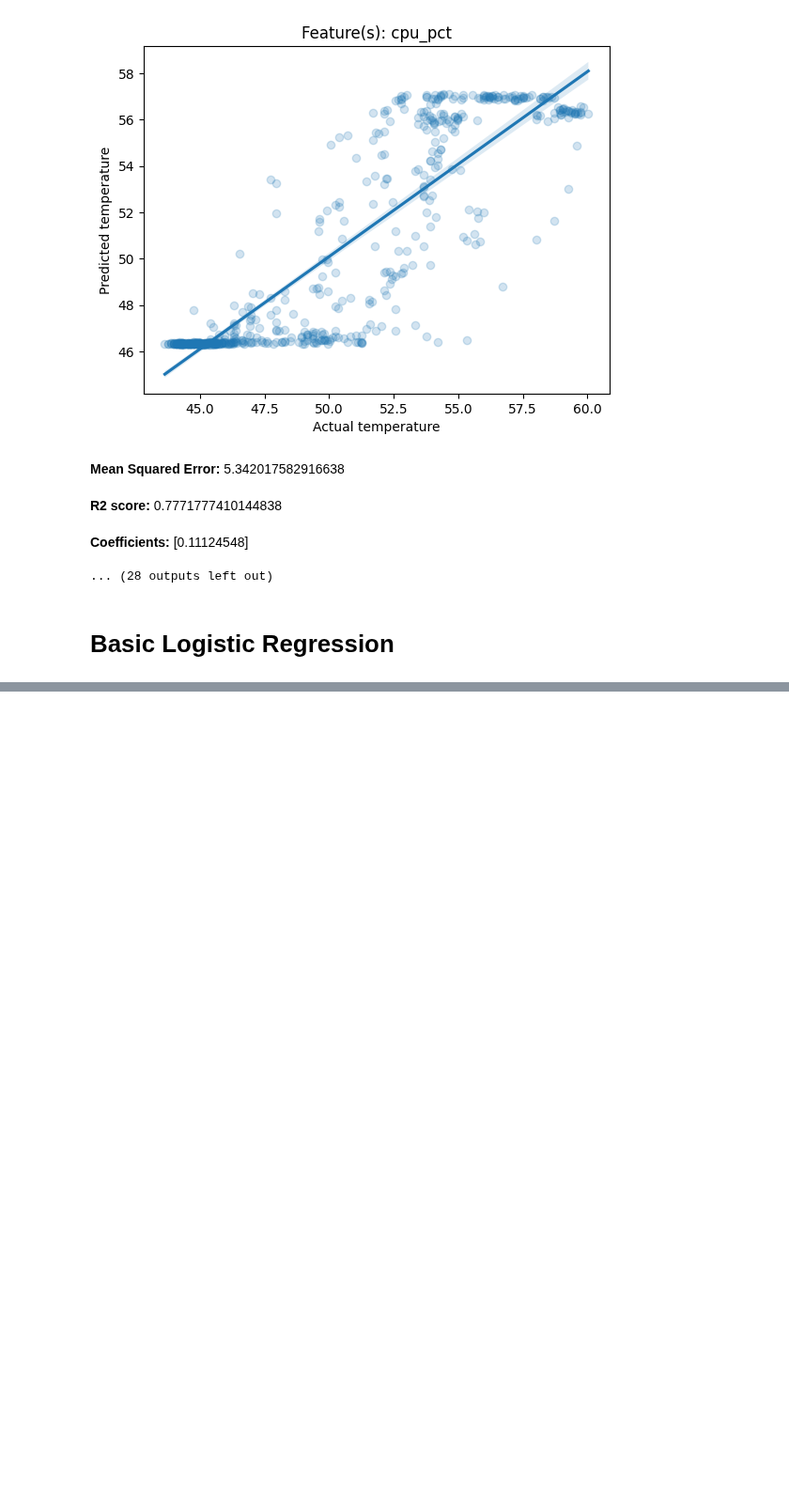
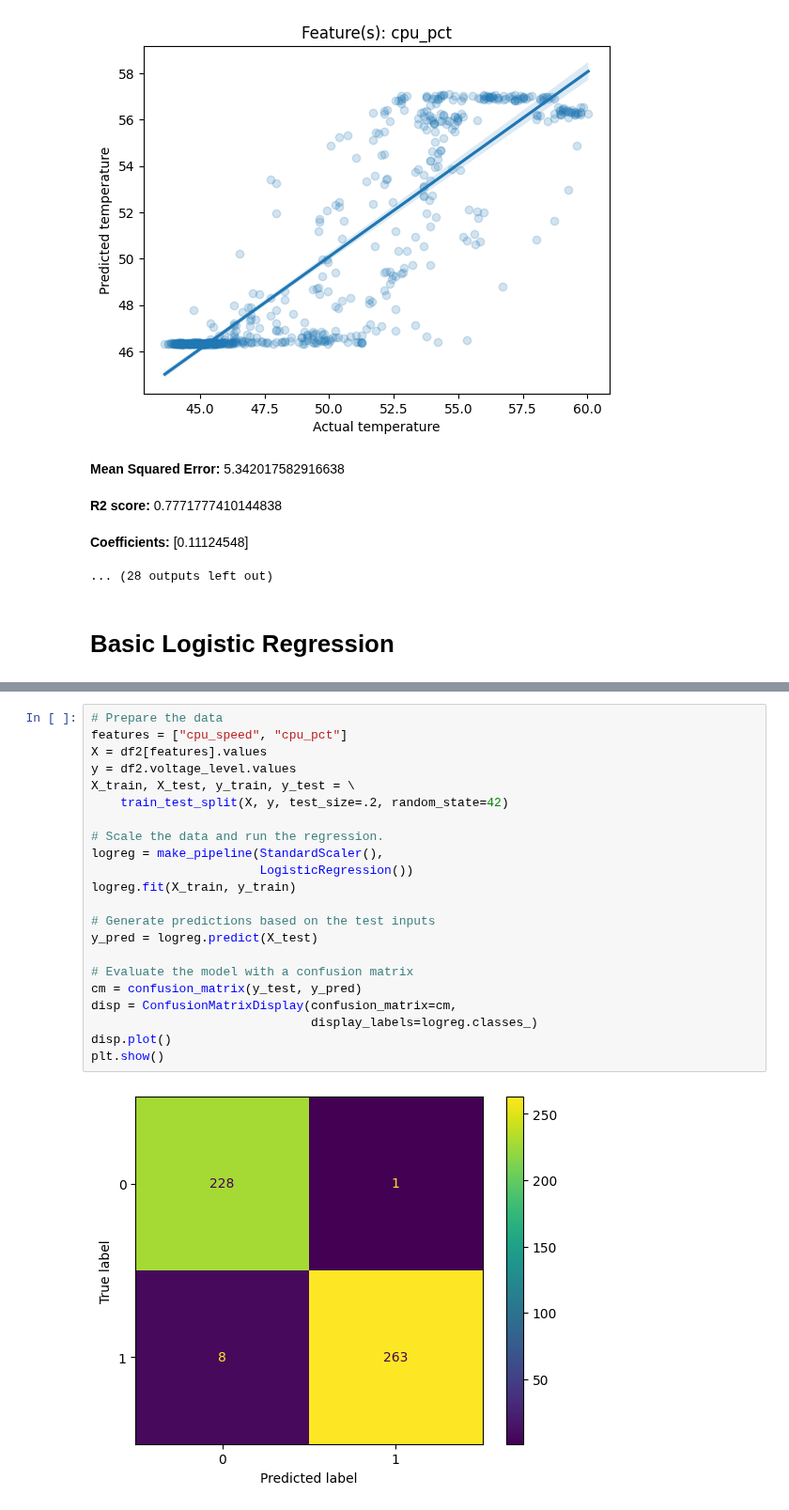
Before and after one commit to raspberrypipress/ai-projects-raspberrypi, a Jupyter notebook: code/ch03/Analyse CPU Data.ipynb, the cells around one changed output, grey strips where cells are left out. Shown at 94% size. Saved outputs shown, nothing was run; the diff lists cells and outputs as text; blank space fills up the shorter version.

```diff
--- a/code/ch03/Analyse CPU Data.ipynb
+++ b/code/ch03/Analyse CPU Data.ipynb
@@ -180,0 +145,24 @@ plt.show()
+# %%
+# Prepare the data
+features = ["cpu_speed", "cpu_pct"]
+X = df2[features].values
+y = df2.voltage_level.values
+X_train, X_test, y_train, y_test = \
+    train_test_split(X, y, test_size=.2, random_state=42)
+
+# Scale the data and run the regression.
+logreg = make_pipeline(StandardScaler(),
+                       LogisticRegression())
+logreg.fit(X_train, y_train)
+
+# Generate predictions based on the test inputs
+y_pred = logreg.predict(X_test)
+
+# Evaluate the model with a confusion matrix
+cm = confusion_matrix(y_test, y_pred)
+disp = ConfusionMatrixDisplay(confusion_matrix=cm,
+                              display_labels=logreg.classes_)
+disp.plot()
+plt.show()
+# %% [output]
+[figure, added]
```
Also changed, not shown: parts of 4 cells of this notebook, 1 other file.
